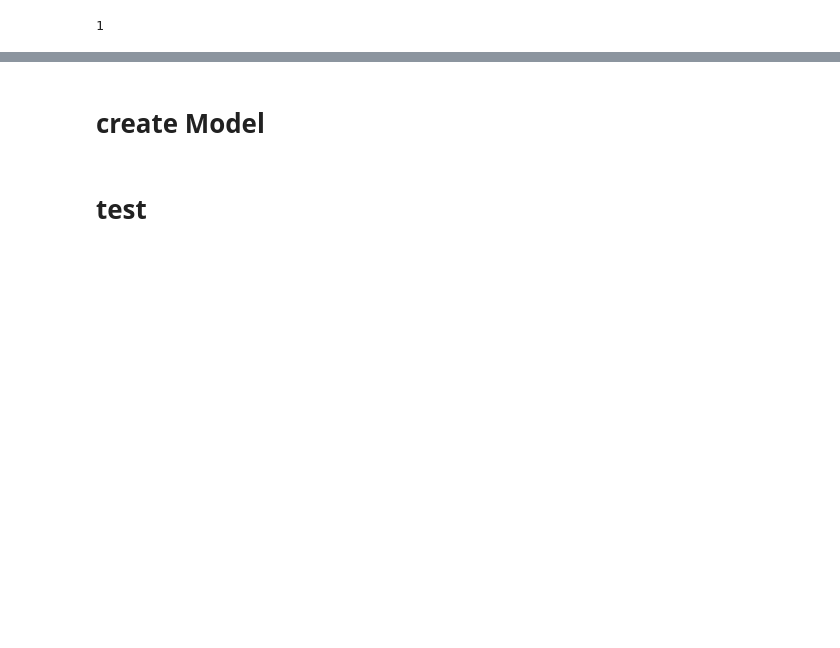
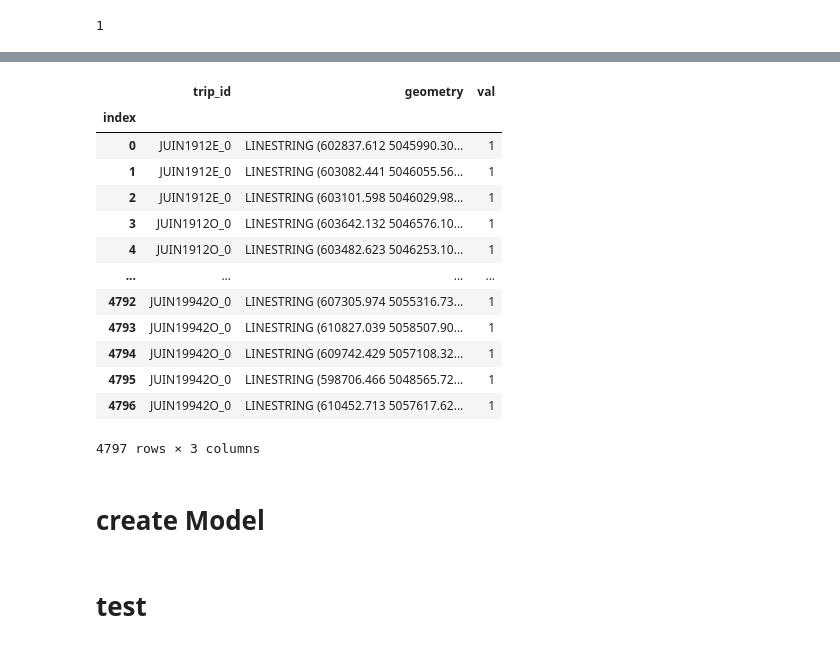
Before and after one commit to systragroup/quetzal, a Jupyter notebook: api/GTFS_importer/notebook/test.ipynb, the cells around one changed output, grey strips where cells are left out. Drawn from its saved outputs; the diff is of its cells as text; code cells hidden in the pictures; blank space fills up the shorter version.

```diff
--- a/api/GTFS_importer/notebook/test.ipynb
+++ b/api/GTFS_importer/notebook/test.ipynb
@@ -176,3 +205,20 @@ Wall time: 27.7 s
+# %%
+test1
+# %% [output]
+|  | trip_id | geometry | val |
+| index |  |  |  |
+| 0 | JUIN1912E_0 | LINESTRING (602837.612 5045990.30... | 1 |
+| 1 | JUIN1912E_0 | LINESTRING (603082.441 5046055.56... | 1 |
+| 2 | JUIN1912E_0 | LINESTRING (603101.598 5046029.98... | 1 |
+| 3 | JUIN1912O_0 | LINESTRING (603642.132 5046576.10... | 1 |
+| 4 | JUIN1912O_0 | LINESTRING (603482.623 5046253.10... | 1 |
+| ... | ... | ... | ... |
+| 4792 | JUIN19942O_0 | LINESTRING (607305.974 5055316.73... | 1 |
+| 4793 | JUIN19942O_0 | LINESTRING (610827.039 5058507.90... | 1 |
+| 4794 | JUIN19942O_0 | LINESTRING (609742.429 5057108.32... | 1 |
+| 4795 | JUIN19942O_0 | LINESTRING (598706.466 5048565.72... | 1 |
+| 4796 | JUIN19942O_0 | LINESTRING (610452.713 5057617.62... | 1 |
+4797 rows × 3 columns
 # %%
 mapping = {0:'tram', 1:'subway', 2:'rail', 3:'bus',4:'ferry',5:'cable_car',6:'gondola',7:'funicular', 700:'bus', 1501:'taxi'}
 retire = ['taxi']
```
Also changed, not shown: parts of 44 cells of this notebook, 2 other files.
